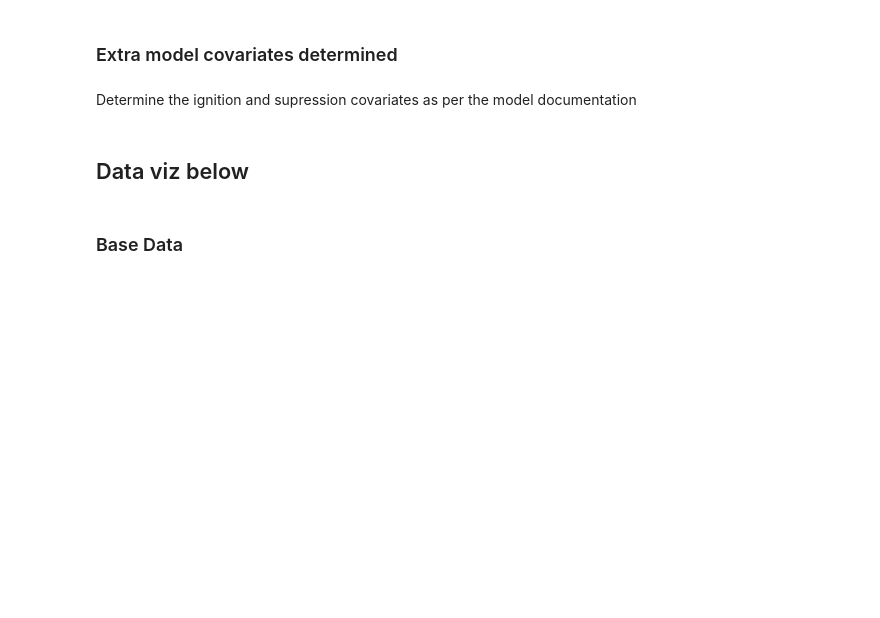
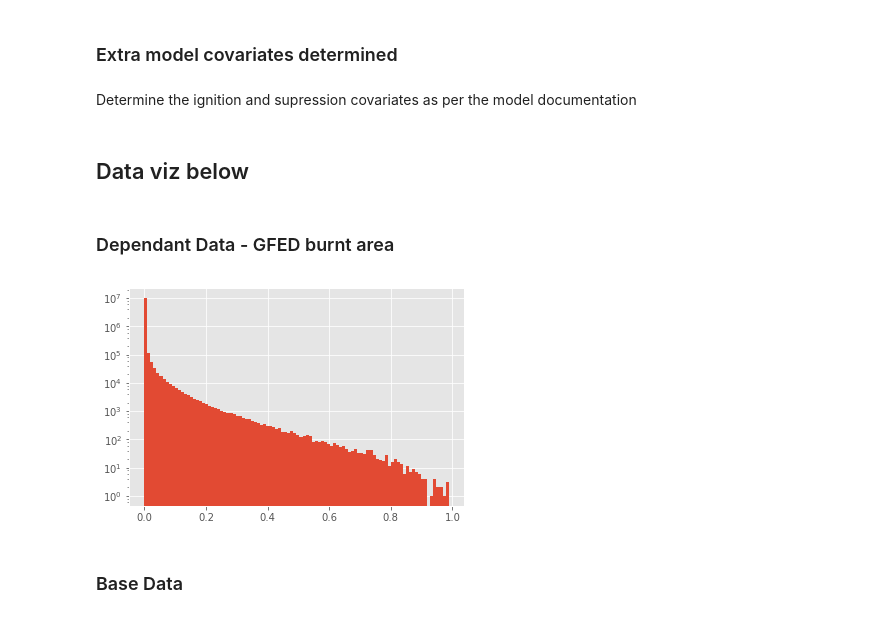
Before and after one commit to rhyswhitley/fire_limitation, a Jupyter notebook: notebooks/data_viz.ipynb, the cells around one changed output. Cells and saved outputs as stored; diff of their text form; code cells hidden in the pictures; blank space fills up the shorter version.

```diff
--- a/notebooks/data_viz.ipynb
+++ b/notebooks/data_viz.ipynb
@@ -98,6 +98,13 @@ def np_sigmoid(x, k, x0):
     return 1.0/(1.0 + np.exp(-k*(x - x0)))
 # %% [markdown]
 ## Data viz below
+# %% [markdown]
+### Dependant Data - GFED burnt area
+# %%
+plt.hist(fd.fire, 100)
+plt.yscale('log')
+# %% [output]
+[figure, added]
 # %% [markdown]
 ### Base Data
 # %%
```
Also changed, not shown: parts of 28 cells of this notebook.
